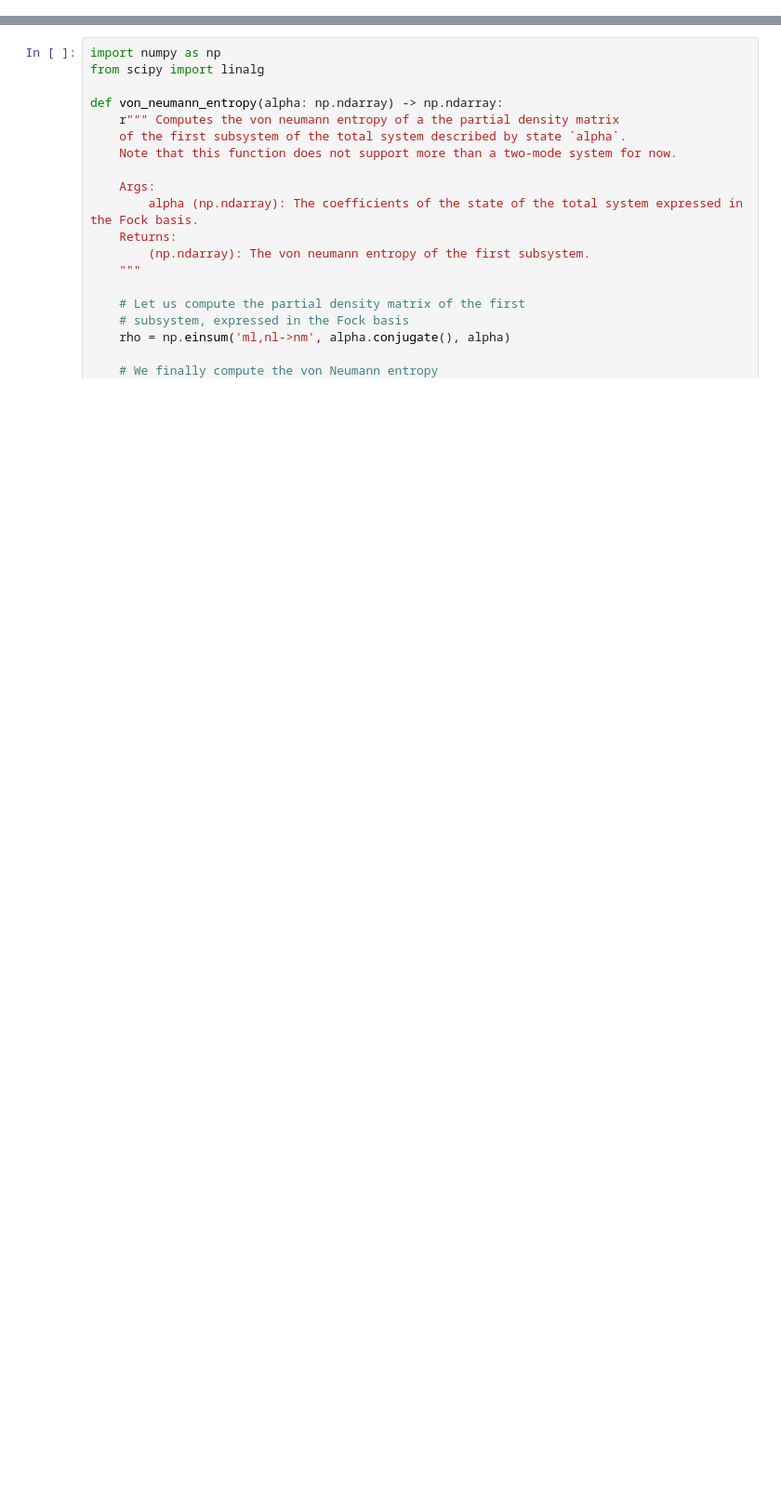
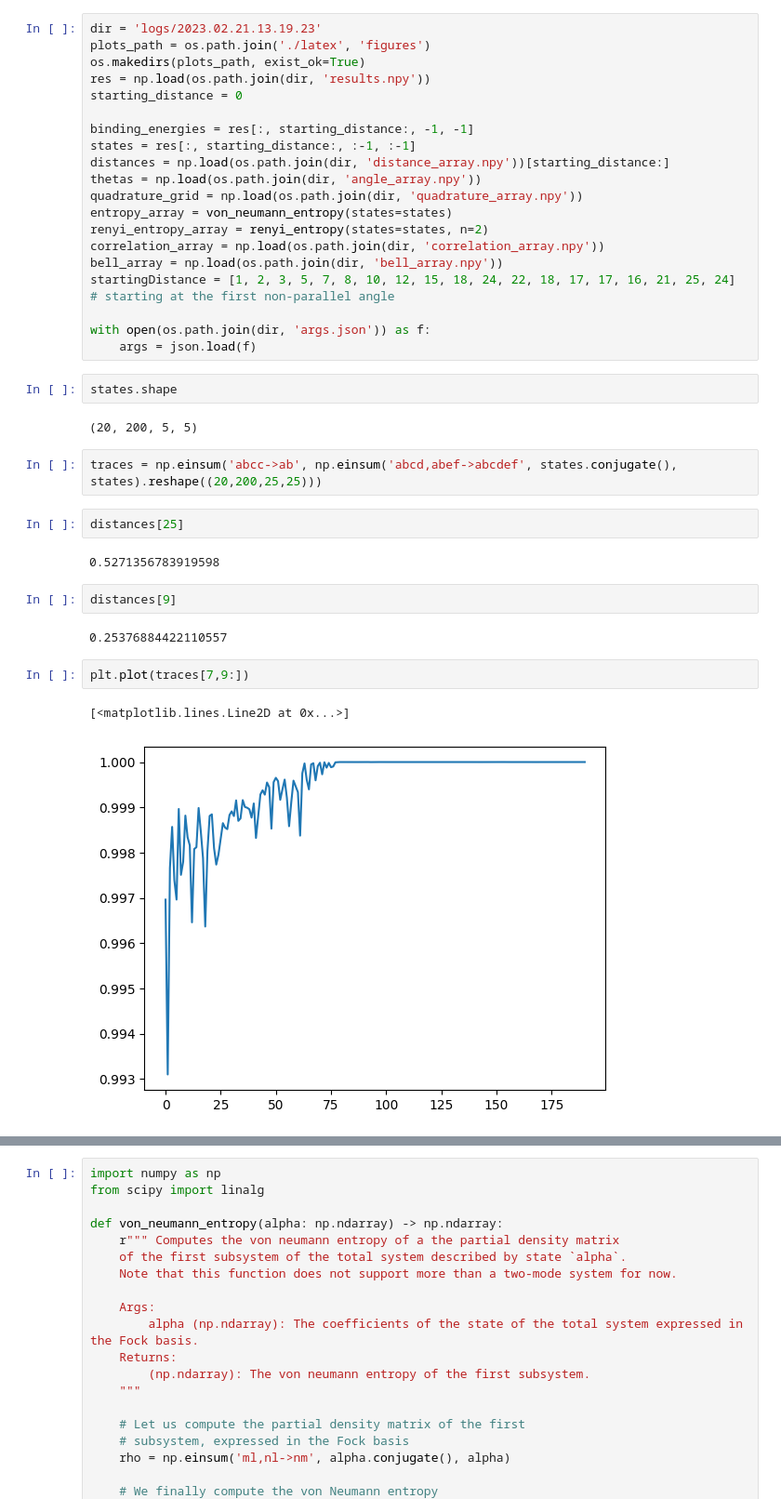
Before and after one commit to MatthieuSarkis/Long-range-intermolecular-interactions-on-a-continuous-variable-quantum-computer, a Jupyter notebook: playground.ipynb, the cells around one changed output, grey strips where cells are left out. Shown: that part at 93% size. Saved outputs shown, nothing was run; the diff lists cells and outputs as text; blank space fills up the shorter version.

```diff
--- a/playground.ipynb
+++ b/playground.ipynb
@@ -0,0 +11,39 @@
+# %%
+dir = 'logs/2023.02.21.13.19.23'
+plots_path = os.path.join('./latex', 'figures')
+os.makedirs(plots_path, exist_ok=True)
+res = np.load(os.path.join(dir, 'results.npy'))
+starting_distance = 0
+
+binding_energies = res[:, starting_distance:, -1, -1]
+states = res[:, starting_distance:, :-1, :-1]
+distances = np.load(os.path.join(dir, 'distance_array.npy'))[starting_distance:]
+thetas = np.load(os.path.join(dir, 'angle_array.npy'))
+quadrature_grid = np.load(os.path.join(dir, 'quadrature_array.npy'))
+entropy_array = von_neumann_entropy(states=states)
+renyi_entropy_array = renyi_entropy(states=states, n=2)
+correlation_array = np.load(os.path.join(dir, 'correlation_array.npy'))
+bell_array = np.load(os.path.join(dir, 'bell_array.npy'))
+startingDistance = [1, 2, 3, 5, 7, 8, 10, 12, 15, 18, 24, 22, 18, 17, 17, 16, 21, 25, 24] # starting at the first non-parallel angle
+
+with open(os.path.join(dir, 'args.json')) as f:
+    args = json.load(f)
+# %%
+states.shape
+# %% [output]
+(20, 200, 5, 5)
+# %%
+traces = np.einsum('abcc->ab', np.einsum('abcd,abef->abcdef', states.conjugate(), states).reshape((20,200,25,25)))
+# %%
+distances[25]
+# %% [output]
+0.5271356783919598
+# %%
+distances[9]
+# %% [output]
+0.25376884422110557
+# %%
+plt.plot(traces[7,9:])
+# %% [output]
+[<matplotlib.lines.Line2D at 0x...>]
+[figure, added]
```
Also changed, not shown: parts of 4 cells of this notebook, 4 other files.
